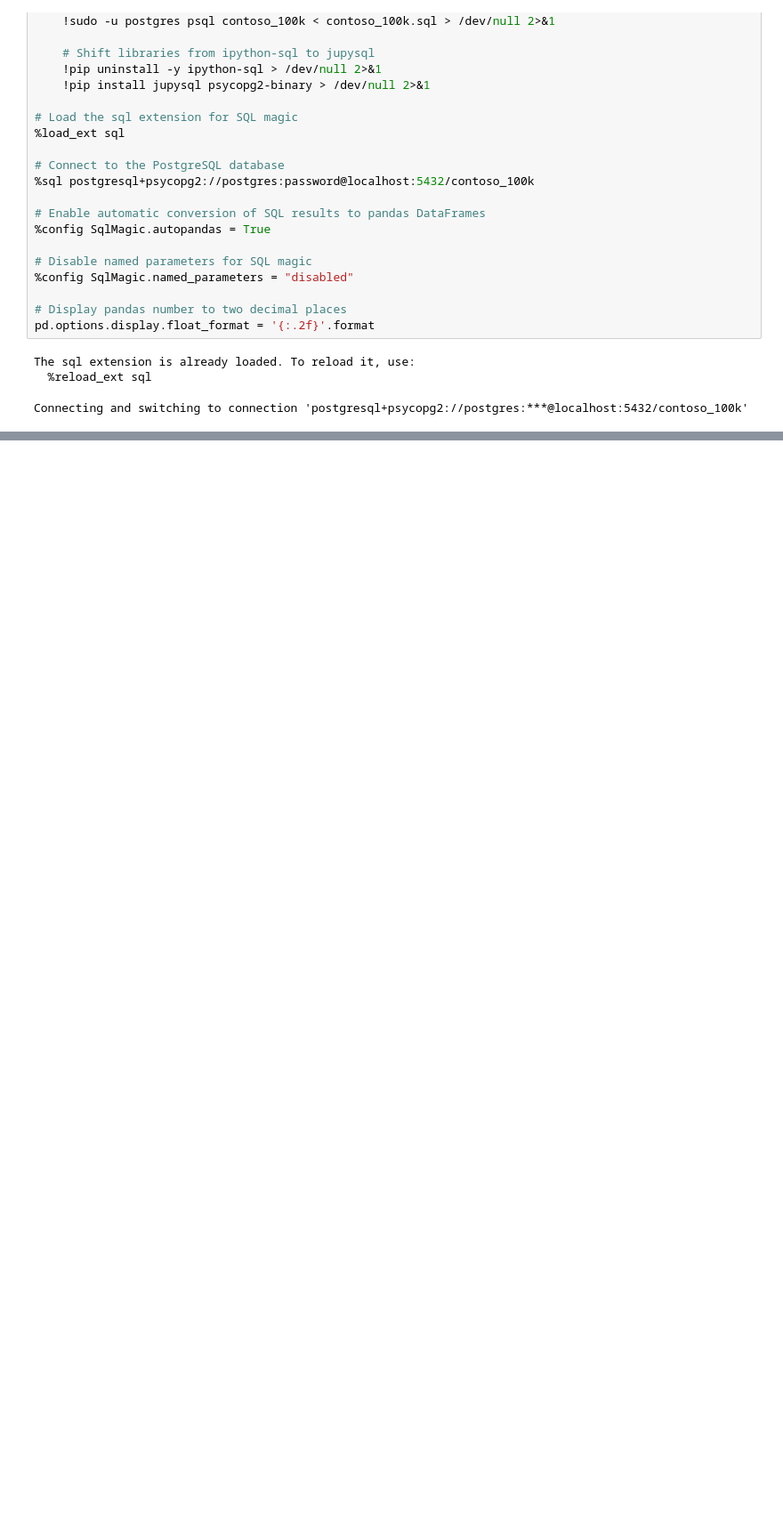
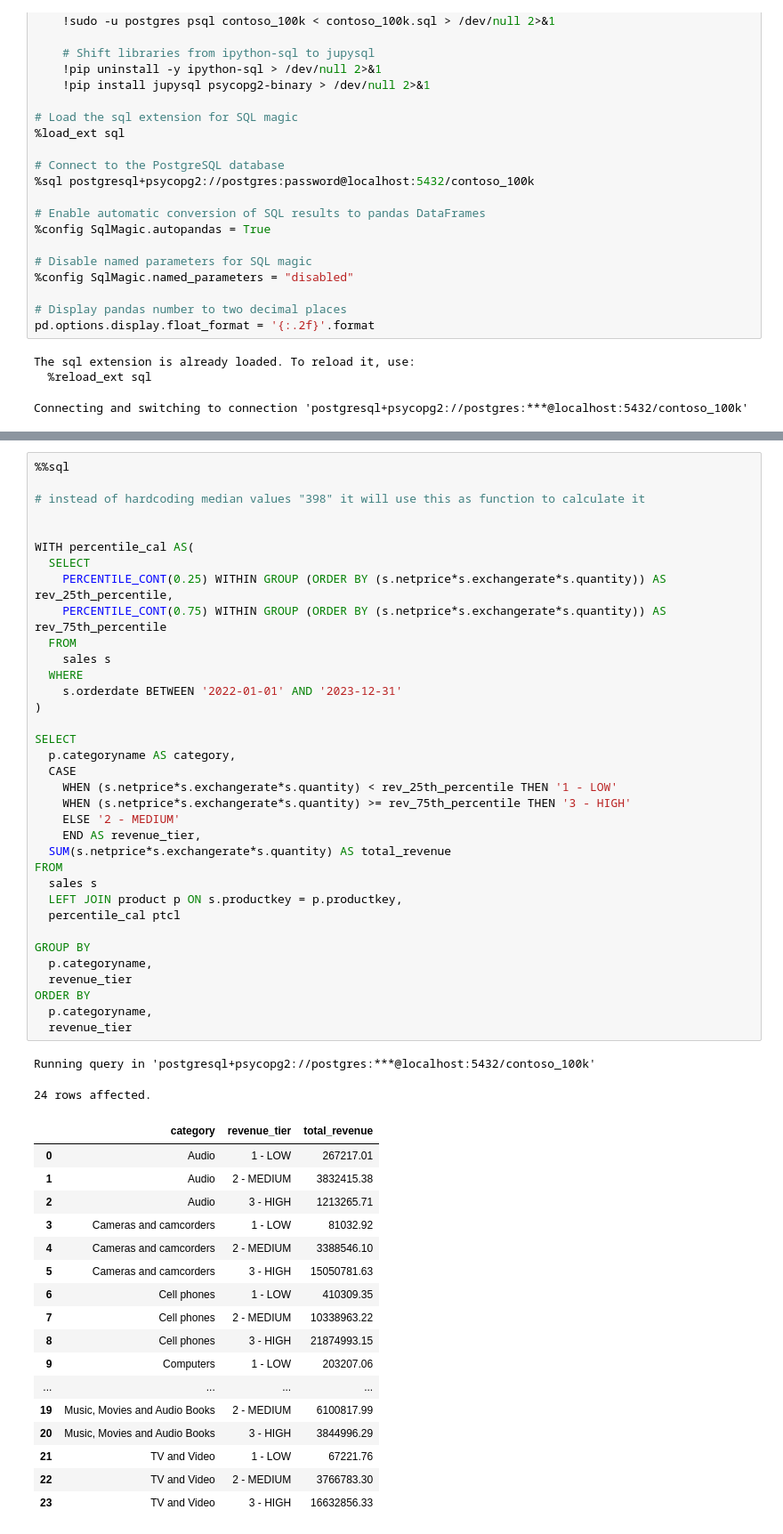
Before and after one commit to zianazir10/zianazir10, a Jupyter notebook: Resources/StatisticalAggregation.ipynb, the cells around one changed output, grey strips where cells are left out. Shown at 89% size. Saved outputs shown, nothing was run; the diff lists cells and outputs as text; blank space fills up the shorter version.

```diff
--- a/Resources/StatisticalAggregation.ipynb
+++ b/Resources/StatisticalAggregation.ipynb
@@ -61,0 +201,55 @@ Connecting and switching to connection 'postgresql+psycopg2://postgres:***@local
+# %%
+%%sql
+
+# instead of hardcoding median values "398" it will use this as function to calculate it
+
+
+WITH percentile_cal AS(
+  SELECT
+    PERCENTILE_CONT(0.25) WITHIN GROUP (ORDER BY (s.netprice*s.exchangerate*s.quantity)) AS rev_25th_percentile,
+    PERCENTILE_CONT(0.75) WITHIN GROUP (ORDER BY (s.netprice*s.exchangerate*s.quantity)) AS rev_75th_percentile
+  FROM
+    sales s
+  WHERE
+    s.orderdate BETWEEN '2022-01-01' AND '2023-12-31'
+)
+
+SELECT
+  p.categoryname AS category,
+  CASE
+    WHEN (s.netprice*s.exchangerate*s.quantity) < rev_25th_percentile THEN '1 - LOW'
+    WHEN (s.netprice*s.exchangerate*s.quantity) >= rev_75th_percentile THEN '3 - HIGH'
+    ELSE '2 - MEDIUM'
+    END AS revenue_tier,
+  SUM(s.netprice*s.exchangerate*s.quantity) AS total_revenue
+FROM
+  sales s
+  LEFT JOIN product p ON s.productkey = p.productkey,
+  percentile_cal ptcl
+
+GROUP BY
+  p.categoryname,
+  revenue_tier
+ORDER BY
+  p.categoryname,
+  revenue_tier
+# %% [output]
+Running query in 'postgresql+psycopg2://postgres:***@localhost:5432/contoso_100k'
+24 rows affected.
+|  | category | revenue_tier | total_revenue |
+| 0 | Audio | 1 - LOW | 267217.01 |
+| 1 | Audio | 2 - MEDIUM | 3832415.38 |
+| 2 | Audio | 3 - HIGH | 1213265.71 |
+| 3 | Cameras and camcorders | 1 - LOW | 81032.92 |
+| 4 | Cameras and camcorders | 2 - MEDIUM | 3388546.10 |
+| 5 | Cameras and camcorders | 3 - HIGH | 15050781.63 |
+| 6 | Cell phones | 1 - LOW | 410309.35 |
+| 7 | Cell phones | 2 - MEDIUM | 10338963.22 |
+| 8 | Cell phones | 3 - HIGH | 21874993.15 |
+| 9 | Computers | 1 - LOW | 203207.06 |
+| ... | ... | ... | ... |
+| 19 | Music, Movies and Audio Books | 2 - MEDIUM | 6100817.99 |
+| 20 | Music, Movies and Audio Books | 3 - HIGH | 3844996.29 |
+| 21 | TV and Video | 1 - LOW | 67221.76 |
+| 22 | TV and Video | 2 - MEDIUM | 3766783.30 |
+| 23 | TV and Video | 3 - HIGH | 16632856.33 |
```
Also changed, not shown: parts of 9 cells of this notebook.
